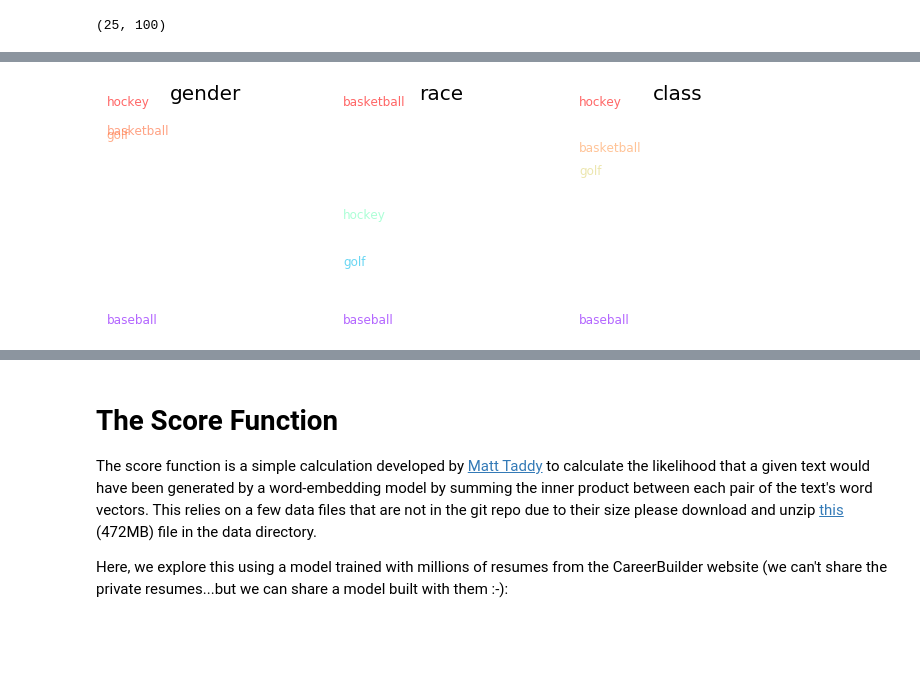
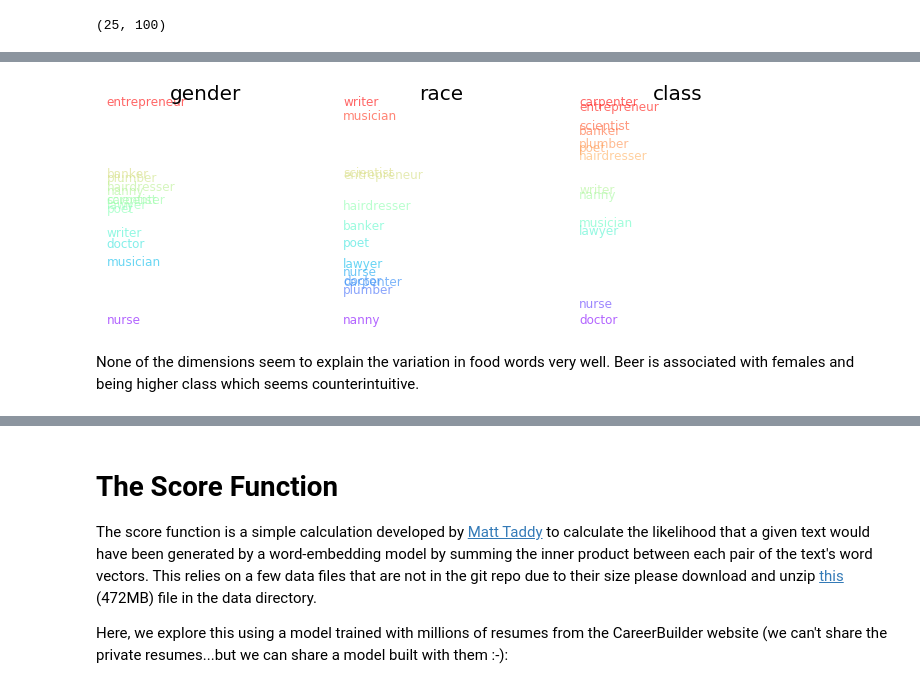
Before and after one commit to laurenjli/Content-Analysis-2020, a Jupyter notebook: week-7/7-Vector-Space-Word-Embeddings.ipynb, the cells around one changed output, grey strips where cells are left out. Cells and saved outputs as stored; diff of their text form; code cells hidden in the pictures; blank space fills up the shorter version.

```diff
--- a/week-7/7-Vector-Space-Word-Embeddings.ipynb
+++ b/week-7/7-Vector-Space-Word-Embeddings.ipynb
@@ -362,2 +352,2 @@ tal_df.head()
 # %%
-talW2V = gensim.models.word2vec.Word2Vec(tal_df['normalized_sents'].sum())
+talW2V = gensim.models.word2vec.Word2Vec(tal_df['no_lemma_normalized_sents'].sum())
@@ -490,7 +509,7 @@ talW2V.most_similar(positive=['family', 'poor'], negative = ['rich'])
 talW2V.save("talWORD2Vec")
 # %%
 numWords = 50
-targetWords = talW2V.wv.index2word[:numWords]
+targetWords = talW2V.wv.index2word[1000:1000+numWords]
 # %%
 wordsSubMatrix = []
 for word in targetWords:
@@ -1095,6 +1122,6 @@ plt.show()
 # %%
 Gender = dimension(talW2V, ['man','boy', 'male'], ['woman', 'girl', 'female'])
-Race = dimension(talW2V, ['black','blacks'], ['white', 'whites'])
+Race = dimension(talW2V, ['black','blacks','asian','hispanic','latino'], ['white', 'whites'])
 Family = dimension(talW2V, ['parent', 'child', 'sibling', 'sister', 'brother'], ['single', 'divorce'])
 Class = dimension(talW2V, ['rich','expensive', 'wealthy'], ['poor', 'cheap'])
 # %%
@@ -1117,7 +1144,7 @@ def makeDF(model, word_list):
     df = pandas.DataFrame({'gender': g, 'race': r, 'class': c}, index = word_list)
     return df
 # %%
-#OCCdf = makeDF(talW2V, Occupations)
-#Fooddf = makeDF(talW2V, Foods)
+OCCdf = makeDF(talW2V, Occupations)
+Fooddf = makeDF(talW2V, Foods)
 Sportsdf = makeDF(talW2V, Sports)
 Reldf = makeDF(talW2V, relationship)
@@ -1124,11 +1157,13 @@ Reldf = makeDF(talW2V, relationship)
 # %%
 fig = plt.figure(figsize = (12,4))
 ax1 = fig.add_subplot(131)
-PlotDimension(ax1, Sportsdf, 'gender')
+PlotDimension(ax1, OCCdf, 'gender')
 ax2 = fig.add_subplot(132)
-PlotDimension(ax2, Sportsdf, 'race')
+PlotDimension(ax2, OCCdf, 'race')
 ax3 = fig.add_subplot(133)
-PlotDimension(ax3, Sportsdf, 'class')
+PlotDimension(ax3, OCCdf, 'class')
 plt.show()
 # %% [output]
-[figure, old version]
+[figure, new version]
+# %% [markdown]
+None of the dimensions seem to explain the variation in food words very well. Beer is associated with females and being higher class which seems counterintuitive.
```
Also changed, not shown: parts of 70 cells of this notebook.
